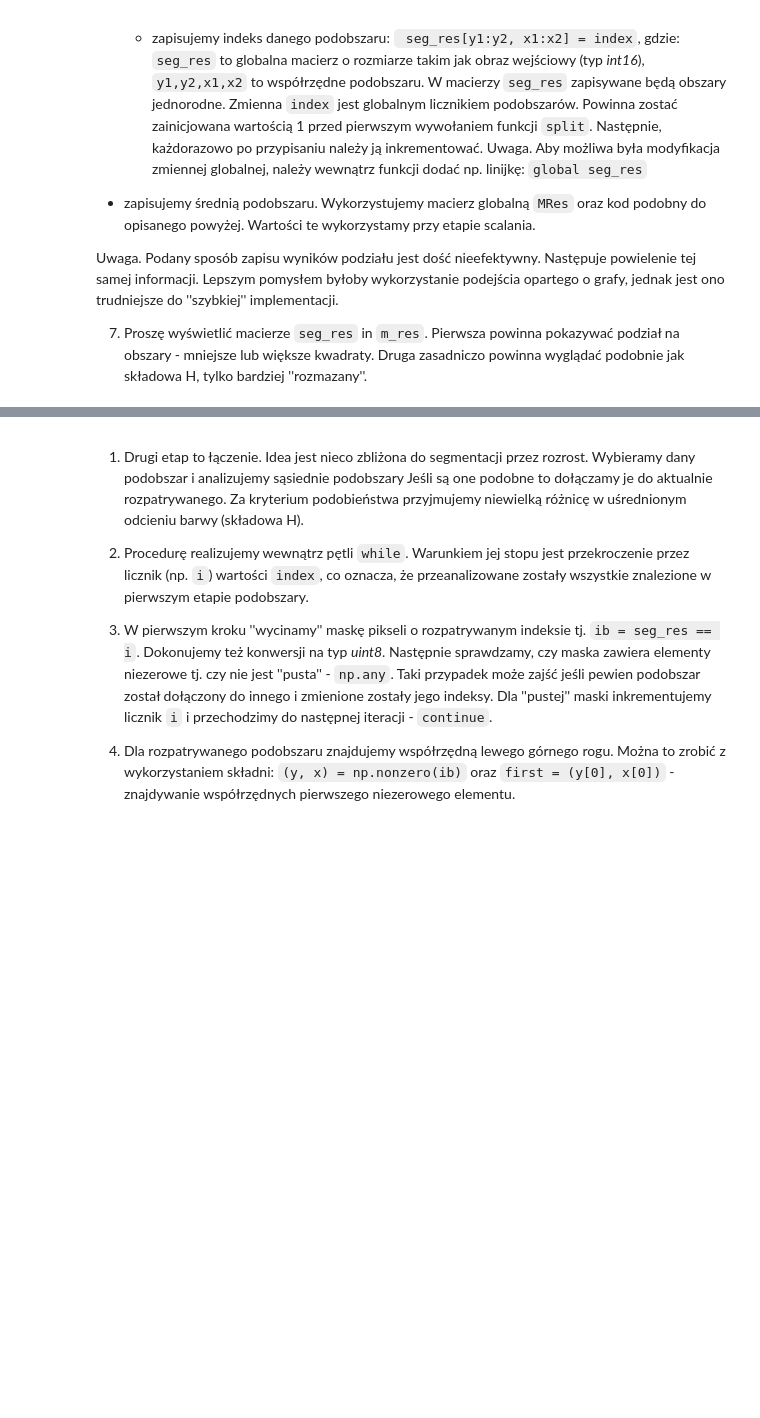
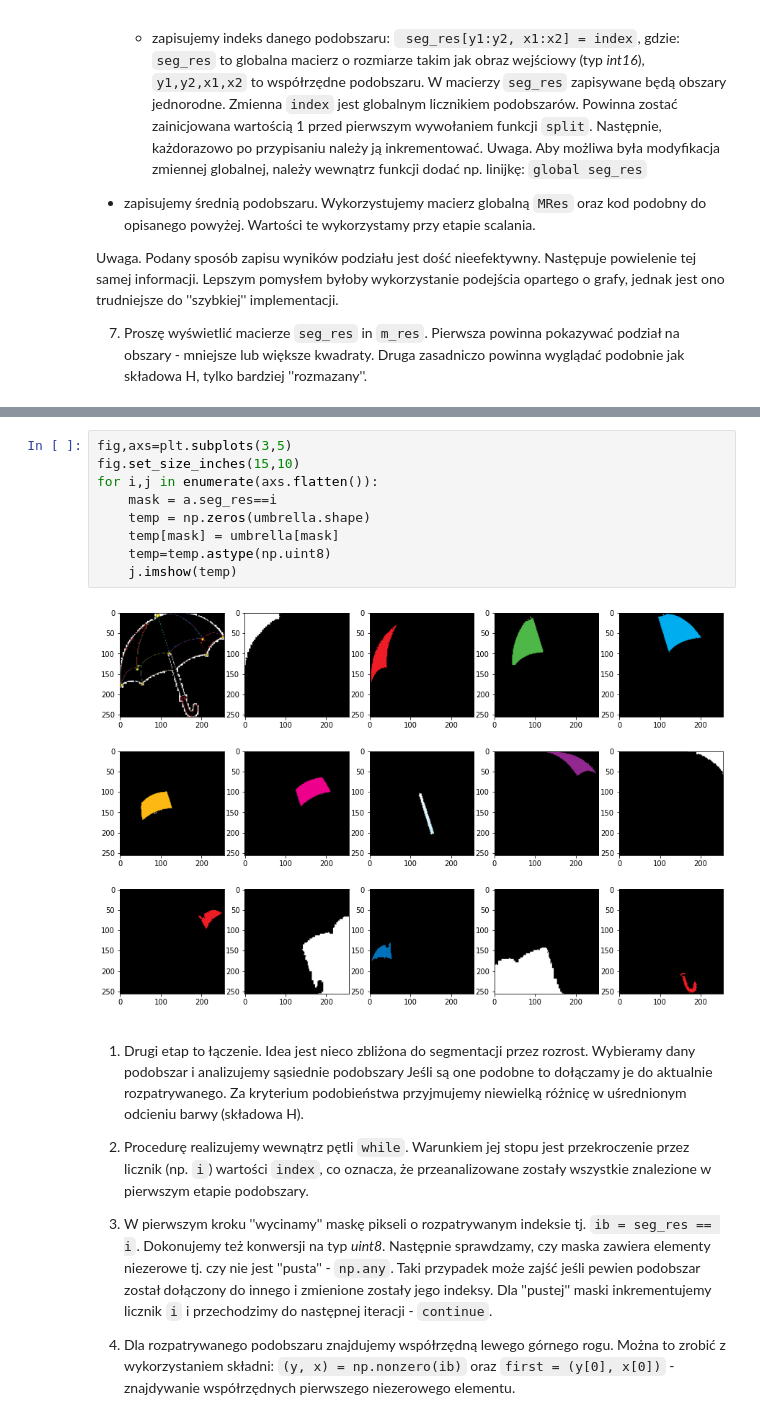
Before and after one commit to prz-ziaja/sem5, a Jupyter notebook: poc/lab12/12_segmentation.ipynb, the cells around one changed output, grey strips where cells are left out. Drawn from its saved outputs; the diff is of its cells as text; blank space fills up the shorter version.

```diff
--- a/poc/lab12/12_segmentation.ipynb
+++ b/poc/lab12/12_segmentation.ipynb
@@ -273,3 +365,14 @@ if not os.path.exists("umbrella.png") :
+# %%
+fig,axs=plt.subplots(3,5)
+fig.set_size_inches(15,10)
+for i,j in enumerate(axs.flatten()):
+    mask = a.seg_res==i
+    temp = np.zeros(umbrella.shape)
+    temp[mask] = umbrella[mask]
+    temp=temp.astype(np.uint8)
+    j.imshow(temp)
+# %% [output]
+[figure, added]
 # %% [markdown]
 1. Drugi etap to łączenie.
    Idea jest nieco zbliżona do segmentacji przez rozrost.
```
Also changed, not shown: parts of 4 cells of this notebook.
